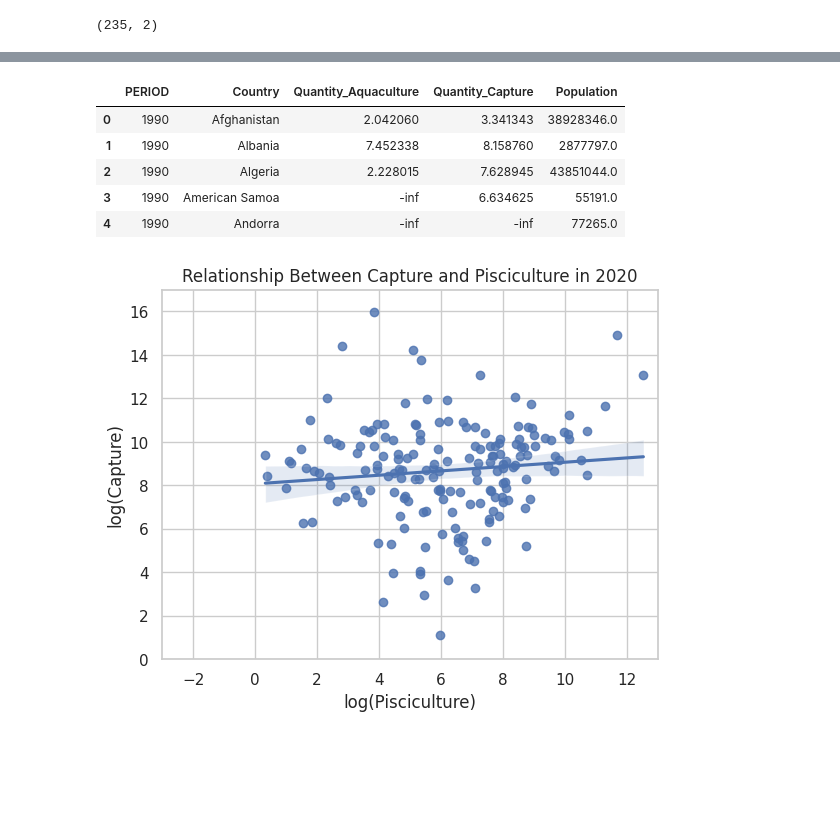
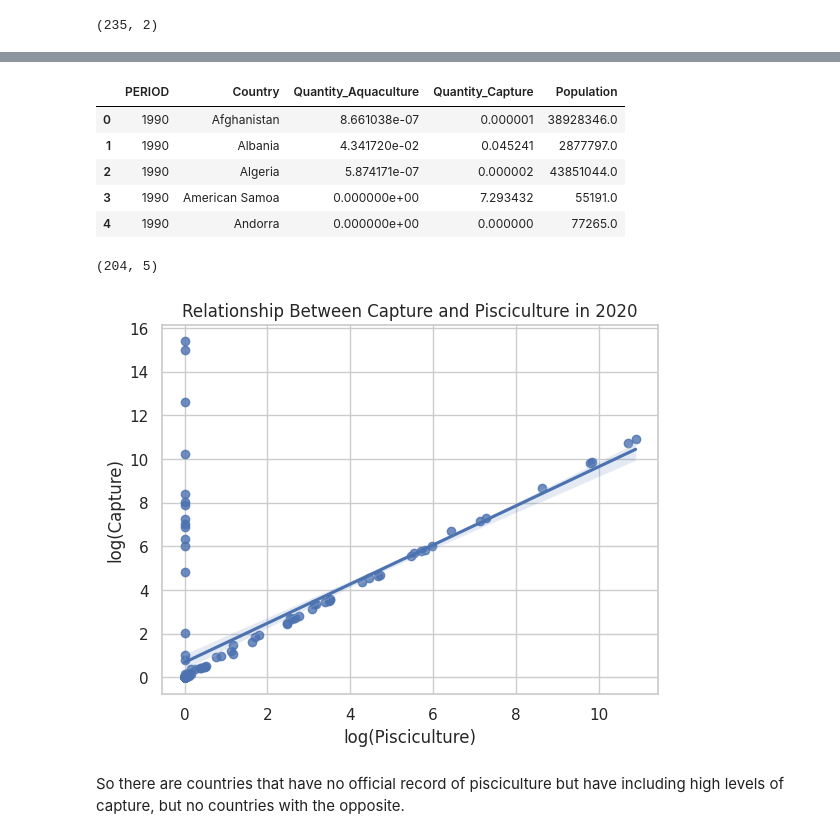
Before and after one commit to seenstevo/Pisciculture_EDA, a Jupyter notebook: src/notebooks/Compare_Capture_Aquaculture.ipynb, the cells around one changed output, grey strips where cells are left out. Drawn from its saved outputs; the diff is of its cells as text; code cells hidden in the pictures; blank space fills up the shorter version.

```diff
--- a/src/notebooks/Compare_Capture_Aquaculture.ipynb
+++ b/src/notebooks/Compare_Capture_Aquaculture.ipynb
@@ -284,15 +314,15 @@ g.set(xlabel=None, ylim = (0,10000000), xlim = (1940, 1985), title = "")
 # %% [markdown]
 To finish off, I will plot the relationship between capture and pisciculture for each country. I will normalise for population to see real differences in the relationships between the two across time.
 # %%
-population_by_country = pd.read_csv("data/Population_by_Country.csv")
+population_by_country = pd.read_csv("../data/Population_by_Country.csv")
 print(population_by_country.shape)
 # %% [output]
 (235, 2)
 # %%
 capture_aquaculture_merged = pd.merge(capture_aquaculture_merged, population_by_country)
 # %%
-compare_2000_2020 = capture_aquaculture_merged[capture_aquaculture_merged['PERIOD'].isin([1990, 2020])]
-compare_2000_2020.head()
+compare_1990_2020 = capture_aquaculture_merged[capture_aquaculture_merged['PERIOD'].isin([1990, 2020])]
+compare_1990_2020.head()
 # %% [output]
 |  | PERIOD | Quantity_Aquaculture | Country | WaterArea | Species | Scientific_Name | Quantity_Capture | ... |
 | 0 | 2020 | 8000.0 | Afghanistan | Asia - Inland waters | Cyprinids nei | Cyprinidae | 0.0 | ... |
@@ -301,13 +331,8 @@ compare_2000_2020.head()
 | 93 | 2020 | 0.0 | Afghanistan | Asia - Inland waters | Freshwater fishes nei | Actinopterygii | 2000.0 | ... |
 | 123 | 1990 | 0.0 | Afghanistan | Asia - Inland waters | Freshwater fishes nei | Actinopterygii | 1100.0 | ... |
 # %%
-compare_2000_2020 = (compare_2000_2020
+compare_1990_2020 = (compare_1990_2020
                      .groupby(['PERIOD', 'Country'], as_index = False)
                      .agg({'Quantity_Aquaculture': 'sum',
                            'Quantity_Capture': 'sum',
                            'Population': 'mean'}))
-compare_2000_2020['Quantity_Aquaculture'] = np.log(compare_2000_2020['Quantity_Aquaculture'] /
-                                             (compare_2000_2020['Population'] / 1000000))
-
-compare_2000_2020['Quantity_Capture'] = np.log(compare_2000_2020['Quantity_Capture'] /
-                                         (compare_2000_2020['Population'] / 1000000))
@@ -314,20 +346,30 @@ compare_2000_2020['Quantity_Capture'] = np.log(compare_2000_2020['Quantity_Captu
+# %%
+compare_1990_2020['Quantity_Aquaculture'] = np.log((compare_1990_2020['Quantity_Aquaculture'] /
+                                             (compare_1990_2020['Population'] / 1000000)) + 1)
+
+compare_1990_2020['Quantity_Capture'] = np.log((compare_1990_2020['Quantity_Capture'] /
+                                         (compare_1990_2020['Population'] / 1000000)) + 1)
 # %%
-compare_2000_2020.head()
+compare_1990_2020.head()
 # %% [output]
 |  | PERIOD | Country | Quantity_Aquaculture | Quantity_Capture | Population |
-| 0 | 1990 | Afghanistan | 2.042060 | 3.341343 | 38928346.0 |
-| 1 | 1990 | Albania | 7.452338 | 8.158760 | 2877797.0 |
-| 2 | 1990 | Algeria | 2.228015 | 7.628945 | 43851044.0 |
-| 3 | 1990 | American Samoa | -inf | 6.634625 | 55191.0 |
-| 4 | 1990 | Andorra | -inf | -inf | 77265.0 |
+| 0 | 1990 | Afghanistan | 8.661038e-07 | 0.000001 | 38928346.0 |
+| 1 | 1990 | Albania | 4.341720e-02 | 0.045241 | 2877797.0 |
+| 2 | 1990 | Algeria | 5.874171e-07 | 0.000002 | 43851044.0 |
+| 3 | 1990 | American Samoa | 0.000000e+00 | 7.293432 | 55191.0 |
+| 4 | 1990 | Andorra | 0.000000e+00 | 0.000000 | 77265.0 |
 # %%
-data = compare_2000_2020[compare_2000_2020['PERIOD'] == 2020].replace([np.inf, -np.inf], np.nan).dropna()
+data = compare_1990_2020[compare_1990_2020['PERIOD'] == 2020].replace([np.inf, -np.inf], np.nan).dropna()
+print(data.shape)
 sns.regplot(data = data, x = 'Quantity_Aquaculture', y = 'Quantity_Capture', fit_reg=True)
-plt.xlim(-3, 13)
-plt.ylim(0, 17)
+#plt.xlim(-3, 13)
+#plt.ylim(0, 17)
 plt.title("Relationship Between Capture and Pisciculture in 2020")
 plt.xlabel("log(Pisciculture)")
 plt.ylabel("log(Capture)");
 # %% [output]
+(204, 5)
-[figure, old version]
+[figure, new version]
+# %% [markdown]
+So there are countries that have no official record of pisciculture but have including high levels of capture, but no countries with the opposite.
 # %%
```
Also changed, not shown: parts of 19 cells of this notebook, 13 other files.
